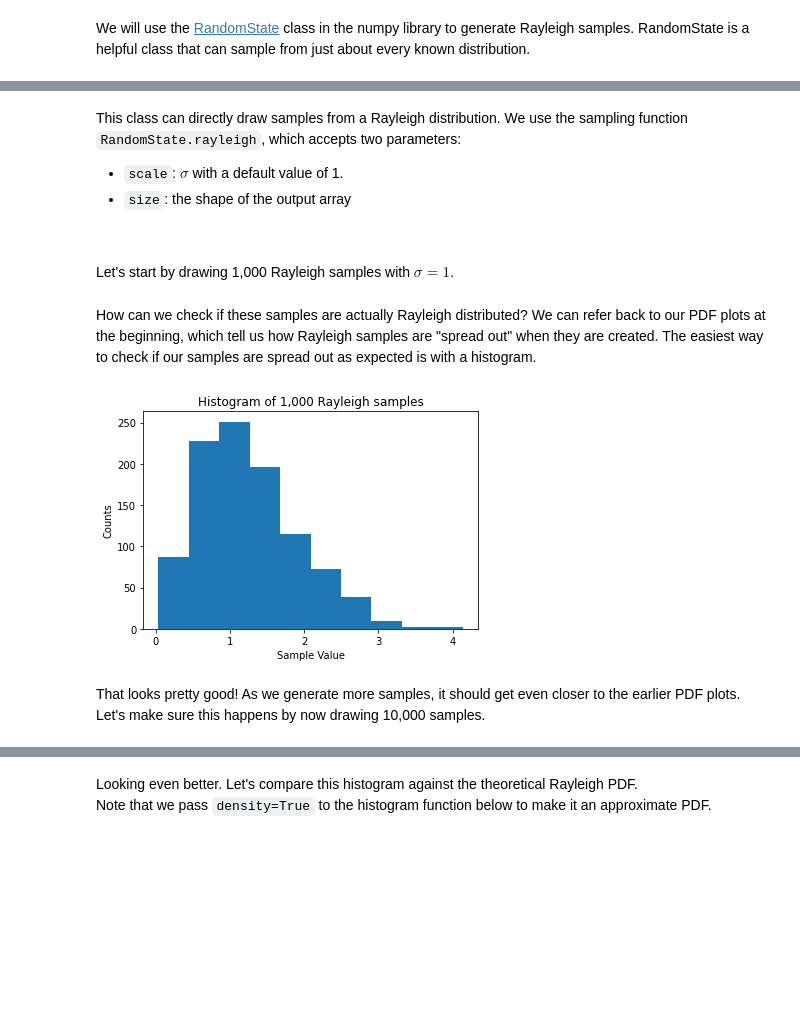
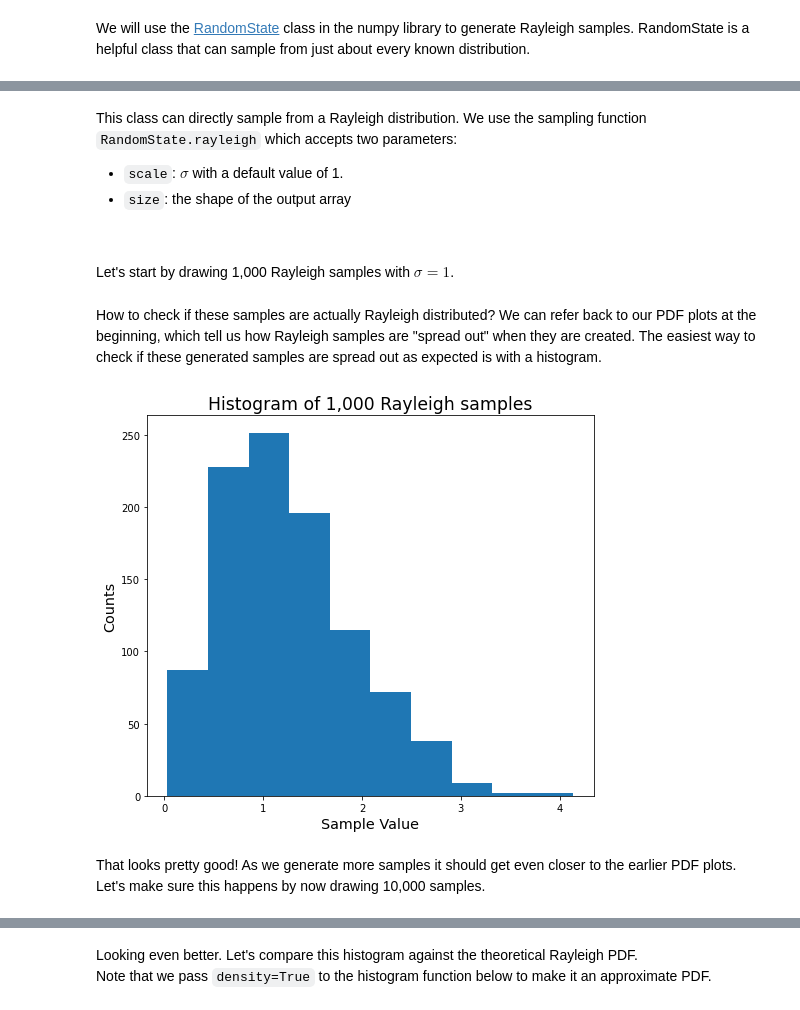
Before and after one commit to enzokro/clck10, a Jupyter notebook: _notebooks/2020-02-20-Rayliegh-initialization-for-complex-networks.ipynb, the cells around one changed output, grey strips where cells are left out. Saved outputs shown, nothing was run; the diff lists cells and outputs as text; code cells hidden in the pictures; blank space fills up the shorter version.

```diff
--- a/_notebooks/2020-02-20-Rayliegh-initialization-for-complex-networks.ipynb
+++ b/_notebooks/2020-02-20-Rayliegh-initialization-for-complex-networks.ipynb
@@ -114,7 +113,7 @@ First we create the RandomState class with our chosen seed of $0$.
 # %%
 rand = RandomState(seed)
 # %% [markdown]
-This class can directly draw samples from a Rayleigh distribution. We use the sampling function `RandomState.rayleigh`, which accepts two parameters:
+This class can directly sample from a Rayleigh distribution. We use the sampling function `RandomState.rayleigh` which accepts two parameters:
 - `scale`: $\sigma$ with a default value of 1.
 - `size`: the shape of the output array
 <br>
@@ -126,19 +125,20 @@ shape = 1000 # one dimensional vector with 1000 samples
 # %%
 ray_vals = rand.rayleigh(scale=sigma, size=shape)
 # %% [markdown]
-How can we check if these samples are actually Rayleigh distributed?
-We can refer back to our PDF plots at the beginning, which tell us how Rayleigh samples are "spread out" when they are created. The easiest way to check if our samples are spread out as expected is with a histogram.
+How to check if these samples are actually Rayleigh distributed?
+We can refer back to our PDF plots at the beginning, which tell us how Rayleigh samples are "spread out" when they are created. The easiest way to check if these generated samples are spread out as expected is with a histogram.
 # %%
 # plot histogram of 1000 drawn samples
+plt.figure(figsize=(8,7))
 plt.hist(ray_vals)
-plt.xlabel('Sample Value')
-plt.ylabel('Counts')
-plt.title(f'Histogram of {shape:,} Rayleigh samples');
+plt.xlabel('Sample Value', fontsize='x-large')
+plt.ylabel('Counts', fontsize='x-large')
+plt.title(f'Histogram of {shape:,} Rayleigh samples', fontsize='xx-large');
 # %% [output]
-[figure, old version]
+[figure, new version]
 # %% [markdown]
 That looks pretty good!
-As we generate more samples, it should get even closer to the earlier PDF plots. Let's make sure this happens by now drawing 10,000 samples.
+As we generate more samples it should get even closer to the earlier PDF plots. Let's make sure this happens by now drawing 10,000 samples.
 # %%
 large_shape = 10000
 many_ray_vals = rand.rayleigh(scale=sigma, size=large_shape)
```
Also changed, not shown: parts of 31 cells of this notebook, 1 other file.
